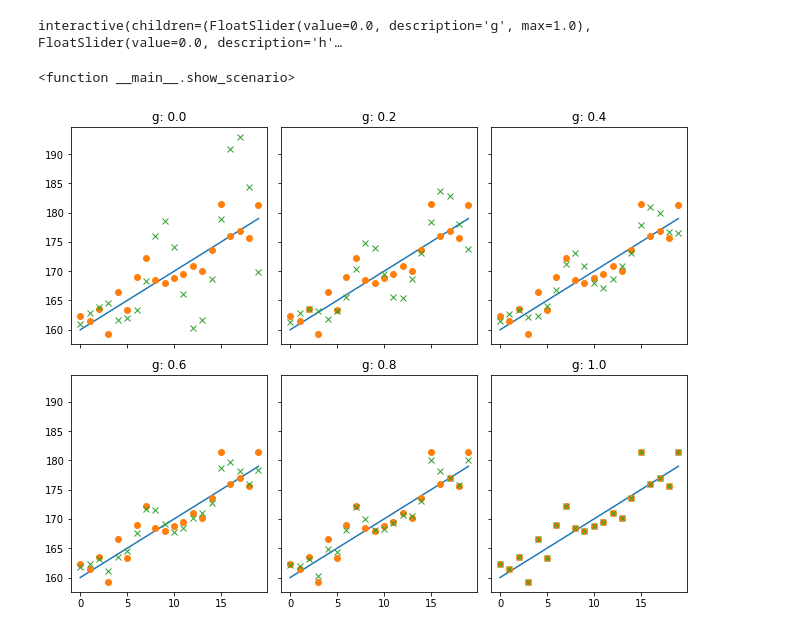
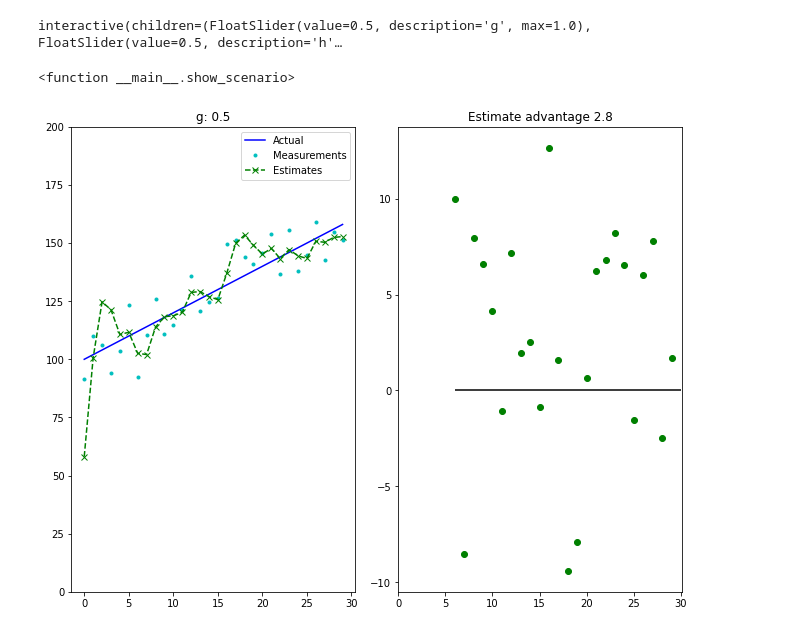
Before and after one commit to ctarrington/data-science-hw, a Jupyter notebook: kalman-filters/rlabbe/rlabbe_01_g_h_filter.ipynb, the cells around one changed output. Drawn from its saved outputs; the diff is of its cells as text; code cells hidden in the pictures.

Commit message:
interactive and advantage

```diff
--- a/kalman-filters/rlabbe/rlabbe_01_g_h_filter.ipynb
+++ b/kalman-filters/rlabbe/rlabbe_01_g_h_filter.ipynb
@@ -11,7 +11,9 @@ from matplotlib import pyplot as plt
 from ipywidgets import fixed, interact
 import ipywidgets as widgets
 # %%
-def data_and_noise(x0 = 0, x_dot = 1, std = 1, count = 20):
+def data_and_noise(x0 = 0, x_dot = 1, std = 1, count = 30):
+  np.random.seed(123)
+
   xs = np.array([x0 + t * x_dot for t in range(count)])
   noise = np.array(np.random.normal(0, std, count))
   return (xs, xs + noise)
@@ -35,21 +37,37 @@ def g_h_filter(zs, x0, x_dot0, g, h, dt):
 def show_scenario(g, h, x0, actuals, weights):
   estimates = g_h_filter(weights, x0, 0, g, h, 1)
 
-  plot(actuals, '-b', label='Actual')
-  plot(weights, 'co', label='Measurements')
-  plot(estimates, '--gx', label='Estimates')
-  plt.title('g: {}'.format(g))
-  plt.ylim(bottom=0, top=200)
-  plt.legend()
+  burn_in = 6
+  measurement_error = weights[burn_in:] - actuals[burn_in:]
+  estimate_error = estimates[burn_in:] - actuals[burn_in:]
+  estimate_advantage = np.abs(measurement_error) - np.abs(estimate_error)
+  mean_advantage = np.mean(estimate_advantage)
+
+  # everything together
+  _, subplots = plt.subplots(1,2, figsize=(9, 7), constrained_layout=True)
+  subplots[0].plot(actuals, '-b', label='Actual')
+  subplots[0].plot(weights, 'c.', label='Measurements')
+  subplots[0].plot(estimates, '--gx', label='Estimates')
+  subplots[0].set_title('g: {}'.format(g))
+  subplots[0].set_ylim(bottom=0, top=200)
+  subplots[0].legend()
+
+  # advantage
+  burnt_times = range(burn_in, len(estimates))
+  subplots[1].plot(burnt_times, estimate_advantage, 'go')
+  subplots[1].set_xlim(left=0)
+  subplots[1].hlines(0, burn_in, len(estimates))
+  subplots[1].set_title('Estimate advantage %.1f' % mean_advantage)
+
   plt.show()
 # %%
-actuals, weights = data_and_noise(x0=100, x_dot=2, std=5, count=20)
+actuals, weights = data_and_noise(x0=100, x_dot=2, std=8)
 interact(show_scenario,
-         g=widgets.FloatSlider(min=0., max=1.),
-         h=widgets.FloatSlider(min=0., max=1.),
-         x0=widgets.IntSlider(min=0, max=200),
+         g=widgets.FloatSlider(0.5, min=0., max=1.),
+         h=widgets.FloatSlider(0.5, min=0., max=1.),
+         x0=widgets.IntSlider(25, min=0, max=200),
          actuals=fixed(actuals),
          weights=fixed(weights))
 # %% [output]
-interactive(children=(FloatSlider(value=0.0, description='g', max=1.0), FloatSlider(value=0.0, description='h'…
+interactive(children=(FloatSlider(value=0.5, description='g', max=1.0), FloatSlider(value=0.5, description='h'…
 <function __main__.show_scenario>
@@ -58,17 +74,5 @@ actuals, weights = data_and_noise(x0=160, x_dot=1, std=3, count=20)
-# %%
-h = 2./3
-figure, subplots = plt.subplots(2, 3, sharex=True, sharey=True, figsize=(9, 7), constrained_layout=True)
-
-for raw_g in range(0, 12, 2):
-  g = raw_g/10
-  plot_number = math.floor(raw_g/2)
-  row_index = math.floor(plot_number/3)
-  column_index = plot_number % 3
-  estimates = g_h_filter(weights, 160, 1, g, h, 1)
-  subplots[row_index, column_index].plot(actuals, label='Actual')
-  subplots[row_index, column_index].plot(weights, 'o', label='Measurements')
-  subplots[row_index, column_index].plot(estimates, 'x', label='Estimates')
-  subplots[row_index, column_index].set_title('g: {}'.format(g))
-plt.show()
-# %% [output]
-[figure, removed]
+# %%
+actuals, weights = data_and_noise(x0=100, x_dot=2, std=8)
+show_scenario(0.5, 0.5, 25, actuals, weights)
+# %% [output]
+[figure, added]
```
Also changed, not shown: parts of 1 cell of this notebook.
